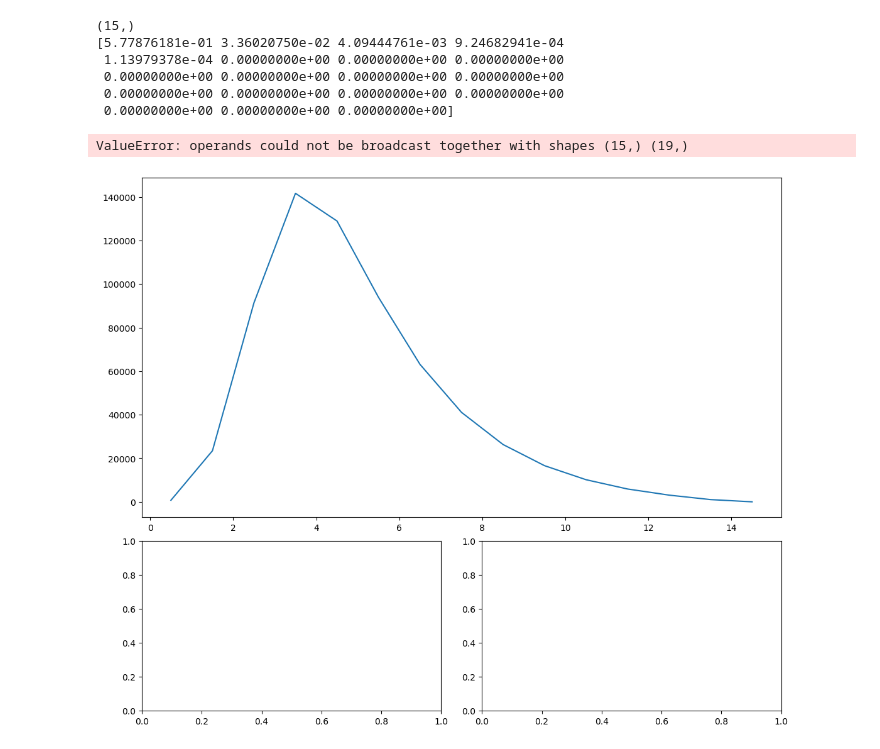
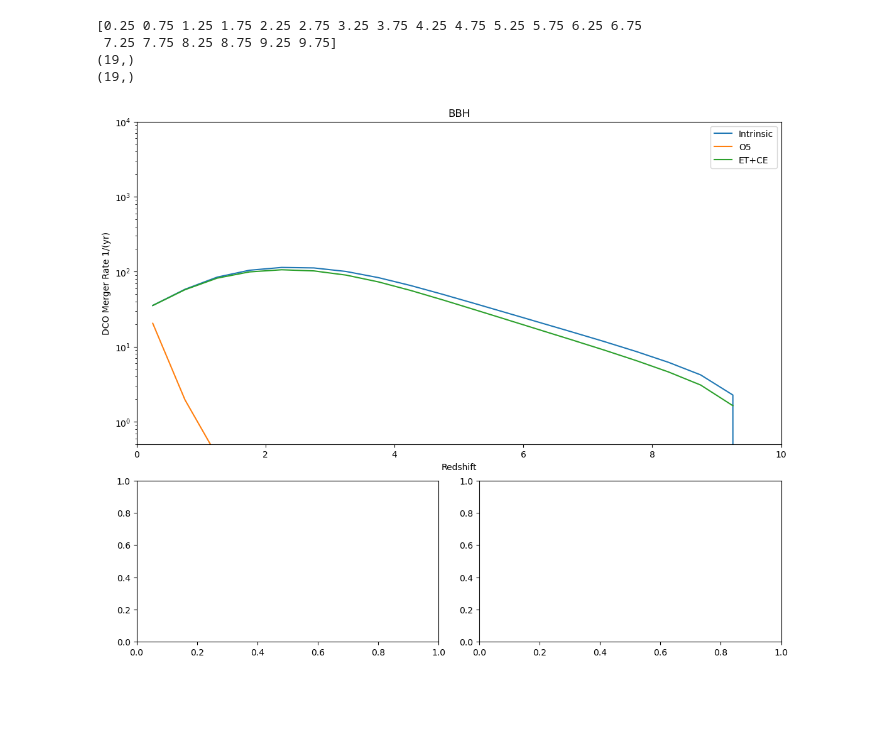
Before and after one commit to stlgolfer/metallicity_mergers, a Jupyter notebook: rates_large_plot.ipynb, the cells around one changed output. Cells and saved outputs as stored; diff of their text form; code cells hidden in the pictures; blank space fills up the shorter version.

```diff
--- a/rates_large_plot.ipynb
+++ b/rates_large_plot.ipynb
@@ -23,52 +24,54 @@ import pickle
 # %%
 form_fig = plt.figure(constrained_layout=True, figsize=(11, (8/10)*11))
 form_ax = form_fig.subplot_mosaic([
     ['Top', 'Top'],
     ['Left', 'Right']
 ], height_ratios=[2,1])
 # first reproduce the intrinsic line
 
-def plot_with_cut(fname, ax, intrinsic, label, comoving_volume):
+def plot_with_cut(fname, ax, redshifts, intrinsic_rate, label, comoving_volume):
     snr_weights = np.load(fname)
     scale = np.sum(snr_weights, axis=1)/(snr_weights.shape[1])
-    print(scale)
-    p_line = np.sum(intrinsic['all_weights'],axis=0)*scale*comoving_volume
+    print(scale.shape)
+    p_line = intrinsic_rate*scale*comoving_volume
     ax.plot(
-        intrinsic['redshifts'],
+        redshifts,
         p_line,
         label=label
     )
     # print(intrinsic['redshifts'])
     ax.set_xlabel('Redshift')
     ax.set_ylabel('DCO Merger Rate 1/(yr)')
     ax.set_xlim(0, 10)
-    ax.set_ylim(0.5, 4000e4)
+    ax.set_ylim(0.5, 10e3)
     ax.legend()
     ax.set_yscale('log')
 
 def plot_subpopulation(pop_type, loc):
-    with open(f'./fiducial_{pop_type}.pkl', 'rb') as p:
-        intrinsic = pickle.load(p)
-        global form_ax
-        ax = form_ax[loc]
-        comoving_volume = Planck13.comoving_volume(intrinsic['redshifts']).to(u.Gpc**3).value
-        print(comoving_volume.shape)
-        ax.plot(intrinsic['redshifts'], np.sum(intrinsic['all_weights'],axis=0)*comoving_volume, label='Intrinsic')
-        # now also plot the SNR cuts
-        plot_with_cut(f'{pop_type}_O5_8.npy', ax, intrinsic, 'O5', comoving_volume)
-        # plot_with_cut(f'{pop_type}_O4_8.npy', ax, intrinsic, 'O4', comoving_volume)
-        plot_with_cut(f'{pop_type}_ET_CE_10.npy', ax, intrinsic, 'ET+CE', comoving_volume)
-        ax.set_title(pop_type)
-        p.close()
+    # with open(f'./fiducial_{pop_type}.pkl', 'rb') as p:
+    # intrinsic = pickle.load(p)
+    fci_out = h5.File('/Volumes/Elements/Boesky_alpha0.1beta0.5.h5')
+    rate_key = 'Rates_mu00.025_muz-0.052_alpha-1.88_sigma01.15_sigmaz0.0477'
+    global form_ax
+    ax = form_ax[loc]
+    comoving_volume = 1#Planck13.comoving_volume(intrinsic['redshifts']).to(u.Gpc**3).value
+    # print(comoving_volume.shape)
+    reds_bin_centers = (fci_out[rate_key]['redshifts'][1:]+fci_out[rate_key]['redshifts'][:-1])/2
+    print(reds_bin_centers)
+    intrinsic_rate = np.sum(fci_out[rate_key]['merger_rate'], axis=0)*comoving_volume
+    ax.plot(reds_bin_centers, intrinsic_rate, label='Intrinsic')
+    # now also plot the SNR cuts
+    plot_with_cut(f'{pop_type}_O5_8.npy', ax, reds_bin_centers[:-1], intrinsic_rate[:-1], 'O5', comoving_volume)
+    # plot_with_cut(f'{pop_type}_O4_8.npy', ax, intrinsic, 'O4', comoving_volume)
+    plot_with_cut(f'{pop_type}_ET_CE_8.npy', ax, reds_bin_centers[:-1], intrinsic_rate[:-1], 'ET+CE', comoving_volume)
+    ax.set_title(pop_type)
+    # p.close()
 plot_subpopulation('BBH', 'Top')
 # plot_subpopulation('BHNS', 'Left')
 # plot_subpopulation('BNS', 'Right')
 # %% [output]
-(15,)
-[5.77876181e-01 3.36020750e-02 4.09444761e-03 9.24682941e-04
- 1.13979378e-04 0.00000000e+00 0.00000000e+00 0.00000000e+00
- 0.00000000e+00 0.00000000e+00 0.00000000e+00 0.00000000e+00
- 0.00000000e+00 0.00000000e+00 0.00000000e+00 0.00000000e+00
- 0.00000000e+00 0.00000000e+00 0.00000000e+00]
+[0.25 0.75 1.25 1.75 2.25 2.75 3.25 3.75 4.25 4.75 5.25 5.75 6.25 6.75
+ 7.25 7.75 8.25 8.75 9.25 9.75]
+(19,)
+(19,)
-ValueError: operands could not be broadcast together with shapes (15,) (19,)
-[figure, old version]
+[figure, new version]
```
Also changed, not shown: parts of 1 cell of this notebook, 1 other file.
